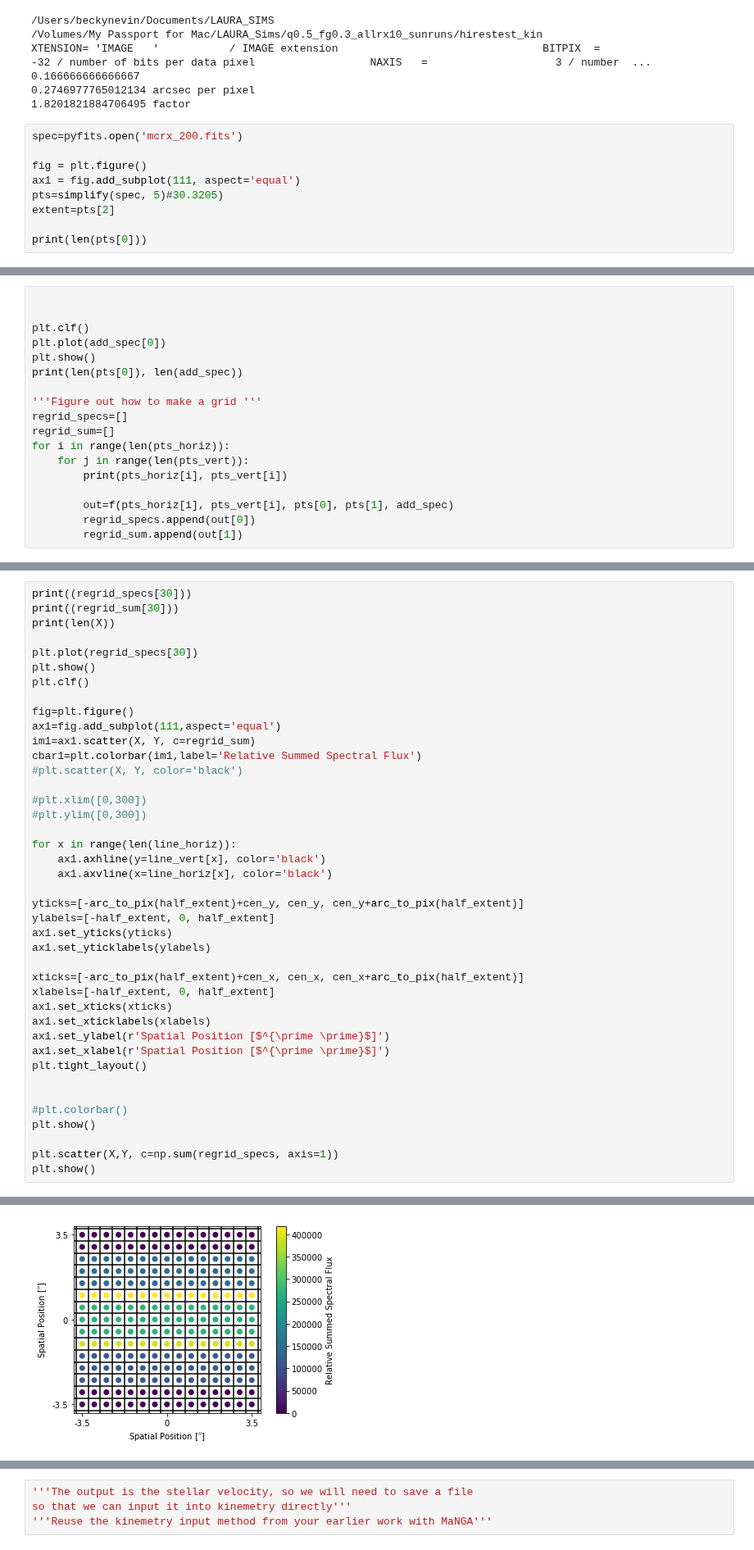
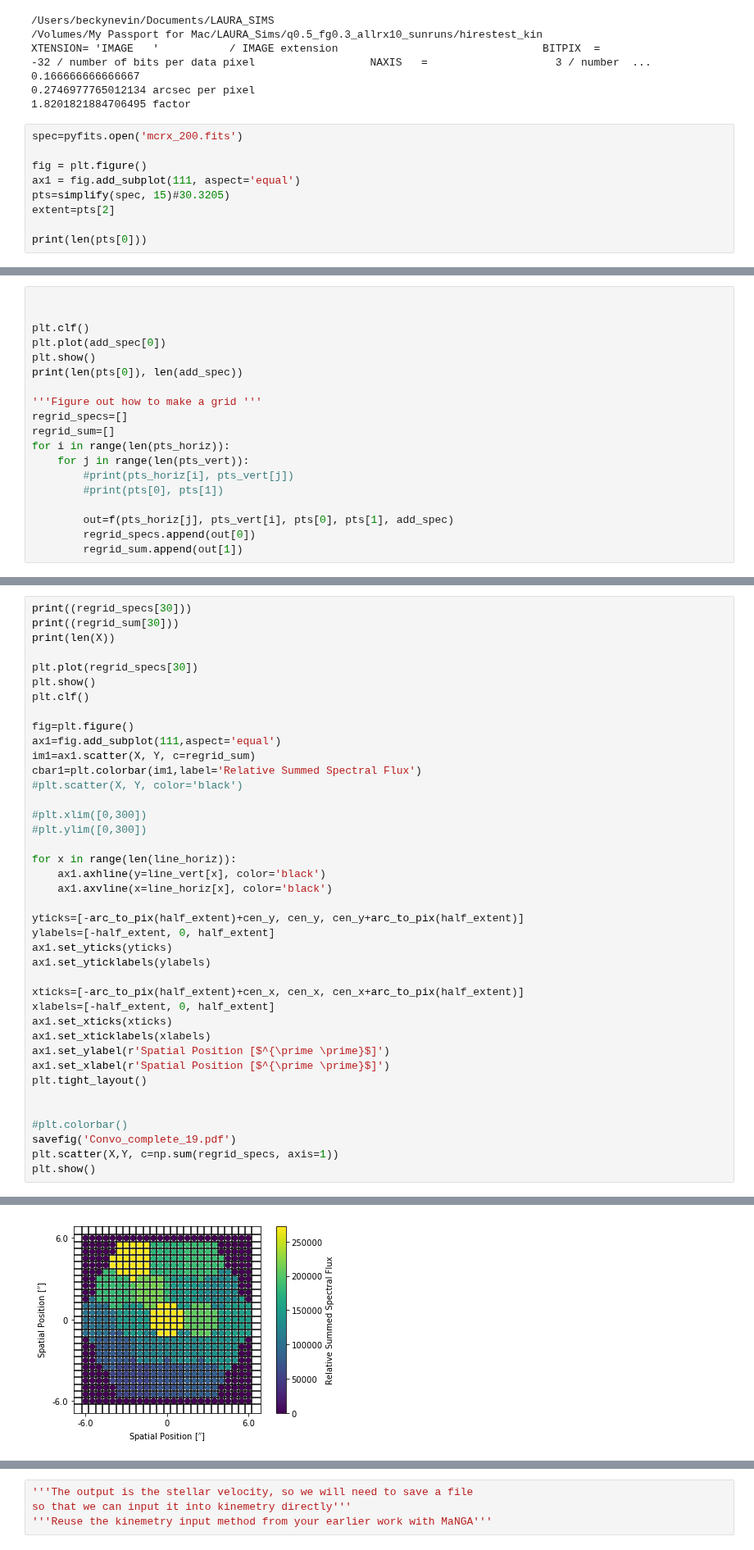
Before and after one commit to beckynevin/ppxf_MaNGA, a Jupyter notebook: Kin_class_summit.ipynb, the cells around one changed output, grey strips where cells are left out. Shown at 82% size. Drawn from its saved outputs; the diff is of its cells as text.

Commit message:
Figured out there was a squared somewhere there didn't need to be; Now I'm rerunning for the 19 fiber bundle :)

```diff
--- a/Kin_class_summit.ipynb
+++ b/Kin_class_summit.ipynb
@@ -147,7 +147,7 @@ spec=pyfits.open('mcrx_200.fits')
 
 fig = plt.figure()
 ax1 = fig.add_subplot(111, aspect='equal')
-pts=simplify(spec, 5)#30.3205)
+pts=simplify(spec, 15)#30.3205)
 extent=pts[2]
 
 print(len(pts[0]))
@@ -430,9 +449,10 @@ regrid_specs=[]
 regrid_sum=[]
 for i in range(len(pts_horiz)):
     for j in range(len(pts_vert)):
-        print(pts_horiz[i], pts_vert[i])
+        #print(pts_horiz[i], pts_vert[j])
+        #print(pts[0], pts[1])
 
-        out=f(pts_horiz[i], pts_vert[i], pts[0], pts[1], add_spec)
+        out=f(pts_horiz[j], pts_vert[i], pts[0], pts[1], add_spec)
         regrid_specs.append(out[0])
         regrid_sum.append(out[1])
 # %% [output]
@@ -491,8 +495,7 @@ plt.tight_layout()
 
 
 #plt.colorbar()
-plt.show()
-
+savefig('Convo_complete_19.pdf')
 plt.scatter(X,Y, c=np.sum(regrid_specs, axis=1))
 plt.show()
 # %% [output]
@@ -504,2 +507,2 @@ plt.show()
 <matplotlib.figure.Figure at 0x...>
-[figure, old version]
+[figure, new version]
```
Also changed, not shown: parts of 7 cells of this notebook.
